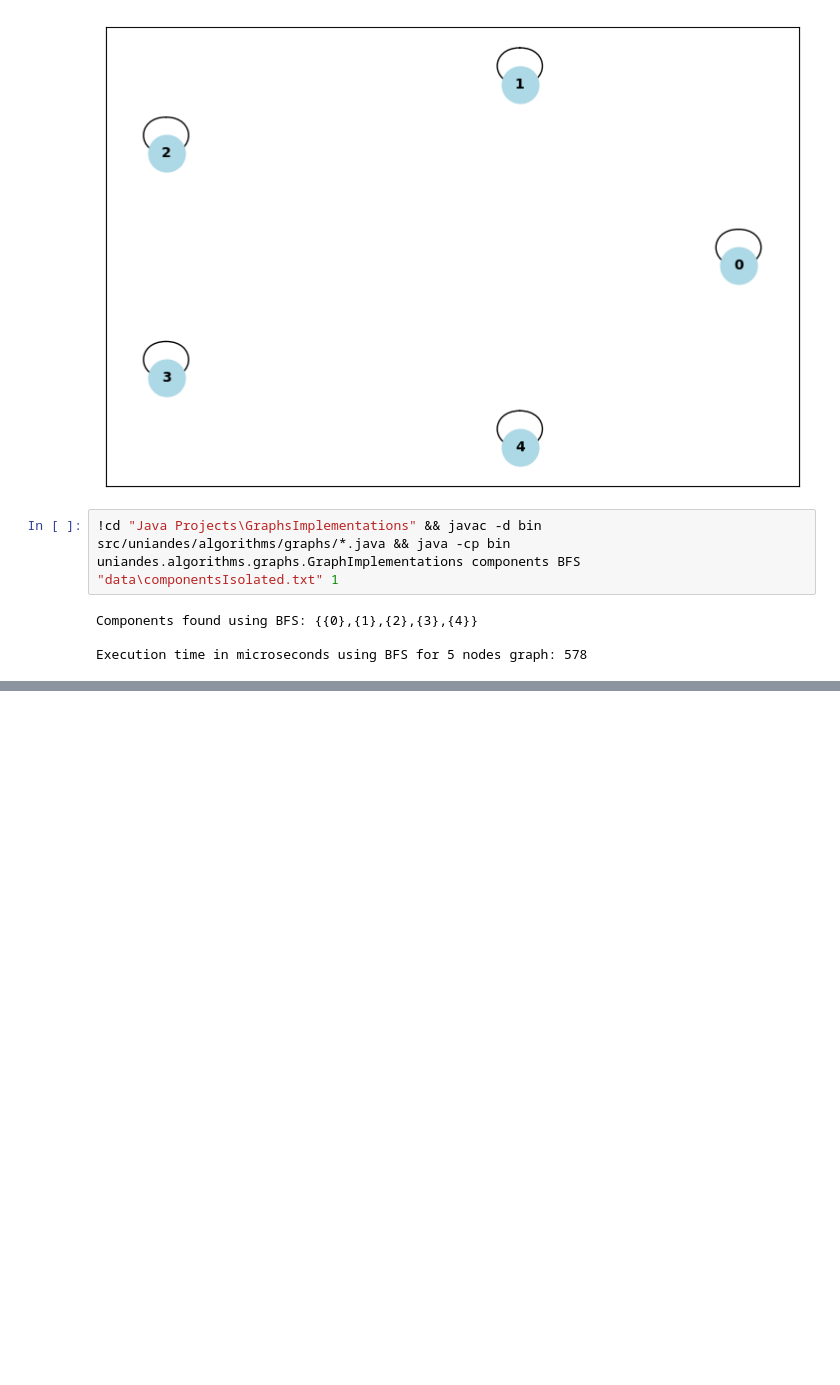
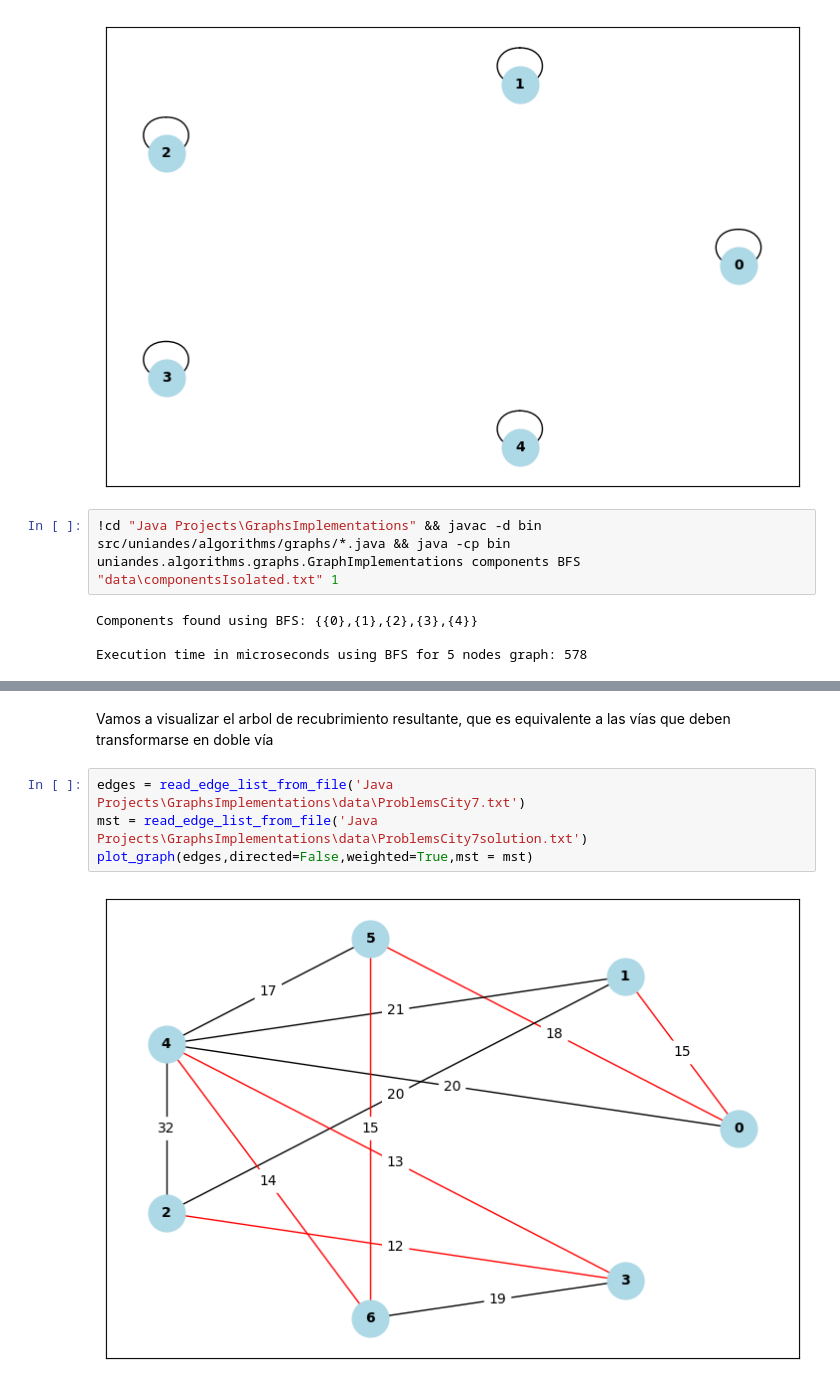
Before and after one commit to omardtl24/DALGO_ISIS1105, a Jupyter notebook: Tareas/Tarea04_Grafos.ipynb, the cells around one changed output, grey strips where cells are left out. Drawn from its saved outputs; the diff is of its cells as text; blank space fills up the shorter version.

```diff
--- a/Tareas/Tarea04_Grafos.ipynb
+++ b/Tareas/Tarea04_Grafos.ipynb
@@ -414,0 +488,8 @@ Execution time in microseconds using BFS for 5 nodes graph: 578
+# %% [markdown]
+Vamos a visualizar el arbol de recubrimiento resultante, que es equivalente a las vías que deben transformarse en doble vía
+# %%
+edges = read_edge_list_from_file('Java Projects\GraphsImplementations\data\ProblemsCity7.txt')
+mst = read_edge_list_from_file('Java Projects\GraphsImplementations\data\ProblemsCity7solution.txt')
+plot_graph(edges,directed=False,weighted=True,mst = mst)
+# %% [output]
+[figure, added]
```
Also changed, not shown: parts of 19 cells of this notebook, 12 other files.
